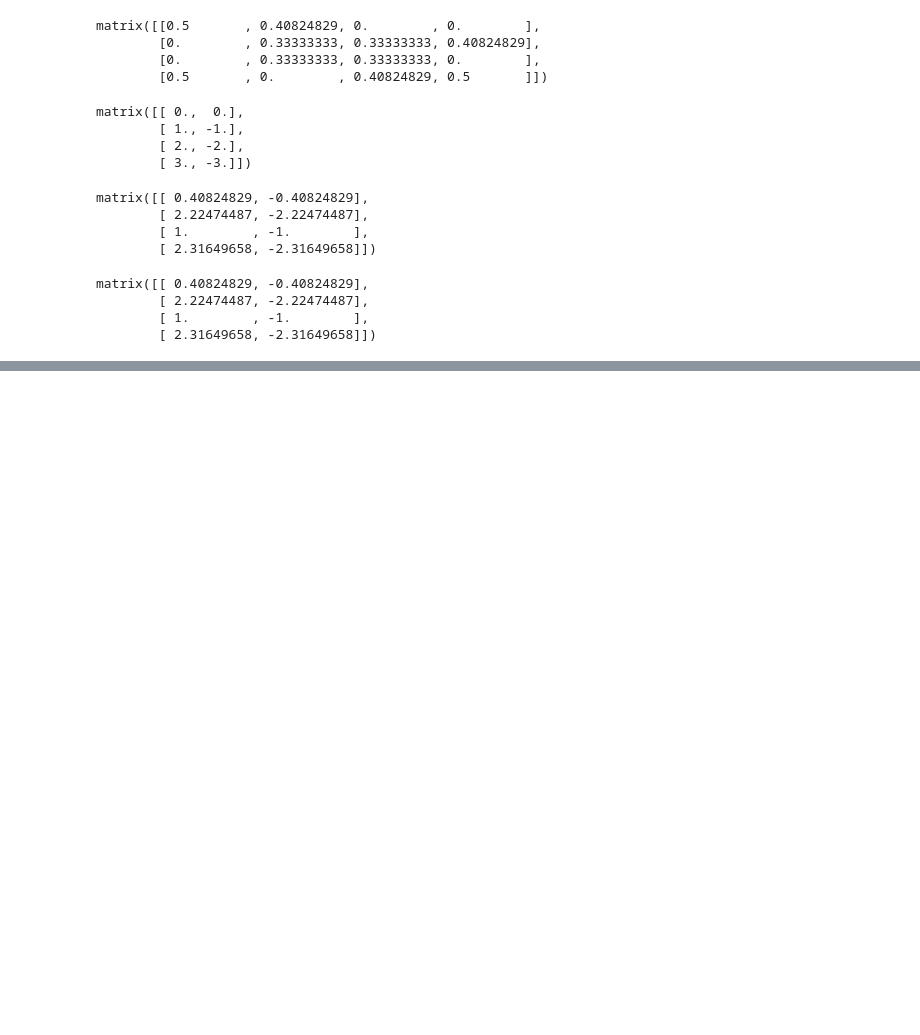
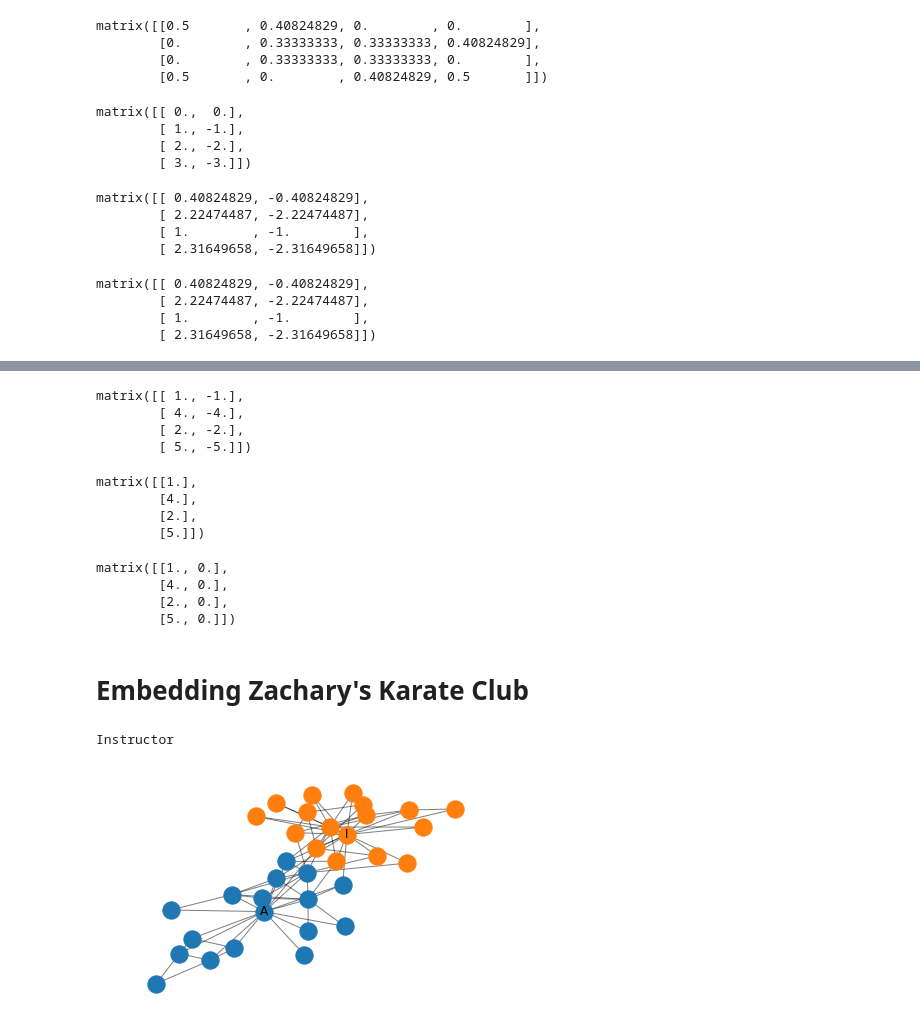
Before and after one commit to TobiasSkovgaardJepsen/gcn, a Jupyter notebook: notebooks/1-tsj-understanding-kipf-and-welling-propagation-rule.ipynb, the cells around one changed output, grey strips where cells are left out. Cells and saved outputs as stored; diff of their text form; code cells hidden in the pictures; blank space fills up the shorter version.

Commit message:
Added karate club attributes

```diff
--- a/notebooks/1-tsj-understanding-kipf-and-welling-propagation-rule.ipynb
+++ b/notebooks/1-tsj-understanding-kipf-and-welling-propagation-rule.ipynb
@@ -275,0 +287,20 @@ matrix([[ 0.40824829, -0.40824829],
+# %%
+W = np.matrix([
+    [1, -1], [-1, 1]
+])
+D_hat**-1 * A_hat * X * W
+# %% [output]
+matrix([[ 1., -1.],
+        [ 4., -4.],
+        [ 2., -2.],
+        [ 5., -5.]])
+# %%
+W = np.matrix([
+    [1], [-1]
+])
+D_hat**-1 * A_hat * X * W
+# %% [output]
+matrix([[1.],
+        [4.],
+        [2.],
+        [5.]])
@@ -275,0 +310,45 @@ matrix([[ 0.40824829, -0.40824829],
+# %%
+W = np.matrix([
+    [1, -1], [-1, 1]
+])
+relu(D_hat**-1 * A_hat * X * W)
+# %% [output]
+matrix([[1., 0.],
+        [4., 0.],
+        [2., 0.],
+        [5., 0.]])
+# %% [markdown]
+# Embedding Zachary's Karate Club
+# %%
+from networkx import (
+    karate_club_graph,
+    spring_layout, draw_networkx_nodes, draw_networkx_edges, draw_networkx_labels,
+    set_node_attributes,
+    write_edgelist
+)
+import matplotlib.pyplot as plt
+from csv import DictWriter
+zkc = karate_club_graph()
+
+pos = spring_layout(zkc)
+
+administrator = set(
+    n -1 for n in (1, 2, 3, 4, 5, 6, 7, 8, 9, 11, 12, 13, 14, 17, 18, 20, 22))
+instructor = set(node for node in zkc.nodes() if node not in administrator)
+
+draw_networkx_nodes(zkc, pos, nodelist=[0], node_size=300, node_color='C0')
+draw_networkx_nodes(zkc, pos, nodelist=list(administrator - set([0])), node_color='C0')
+
+draw_networkx_nodes(zkc, pos, nodelist=[33], node_size=300, node_color='C1')
+draw_networkx_nodes(zkc, pos, nodelist=list(instructor - set([33])), node_color='C1')
+
+#draw_networkx_nodes(zkc, pos, node_color='lightblue')
+draw_networkx_edges(zkc, pos,width=1.0,alpha=0.5)
+
+labels = {33: 'I', 0: 'A'}
+draw_networkx_labels(zkc, pos, labels, font_size=12)
+plt.axis('off')
+plt.savefig('../reports/figures/karateclub_visualised.pdf')
+# %% [output]
+Instructor
+[figure, added]
```
Also changed, not shown: parts of 10 cells of this notebook, 2 other files.
